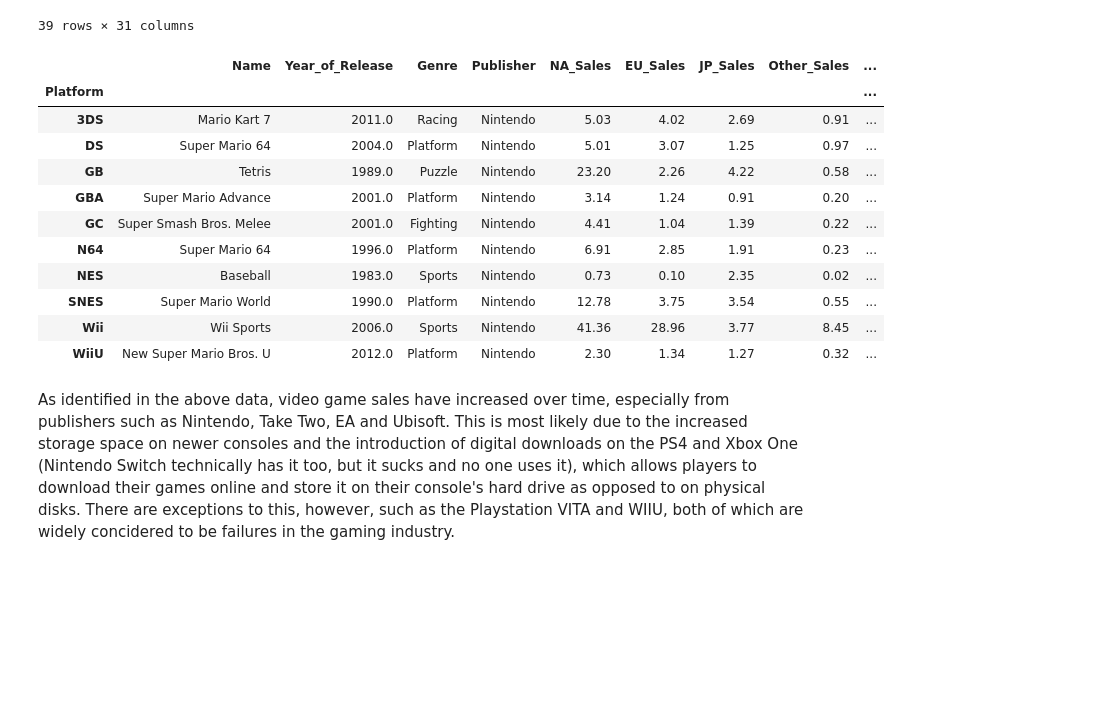
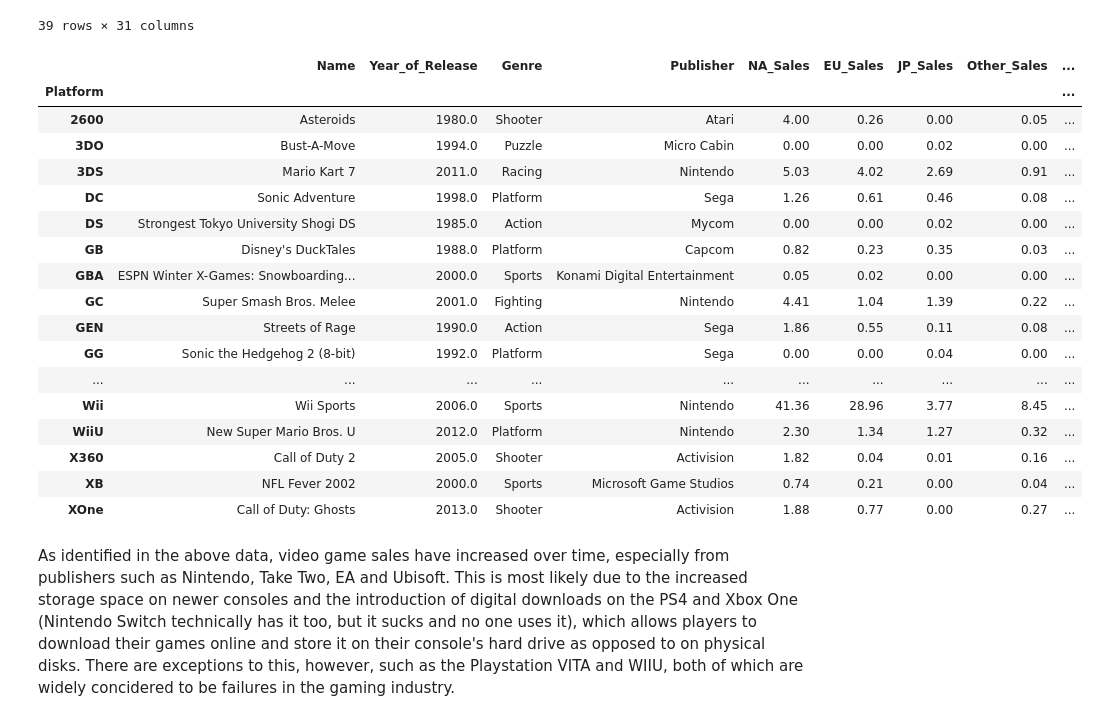
Before and after one commit to banananuggets21/cs103a-cpa01, a Jupyter notebook: cpa01.ipynb, the cells around one changed output. Cells and saved outputs as stored; diff of their text form; code cells hidden in the pictures; blank space fills up the shorter version.

Commit message:
fixed pivot table

```diff
--- a/cpa01.ipynb
+++ b/cpa01.ipynb
@@ -49,20 +62,26 @@ df
 | 2020.0 | NaN | NaN | NaN | NaN | 0.290000 | NaN | NaN | NaN | NaN | NaN | ... |
 39 rows × 31 columns
 # %%
-gk = df2.groupby('Platform')
+gk = df.groupby('Platform')
 gk.first()
 # %% [output]
 |  | Name | Year_of_Release | Genre | Publisher | NA_Sales | EU_Sales | JP_Sales | Other_Sales | ... |
 | Platform |  |  |  |  |  |  |  |  | ... |
+| 2600 | Asteroids | 1980.0 | Shooter | Atari | 4.00 | 0.26 | 0.00 | 0.05 | ... |
+| 3DO | Bust-A-Move | 1994.0 | Puzzle | Micro Cabin | 0.00 | 0.00 | 0.02 | 0.00 | ... |
 | 3DS | Mario Kart 7 | 2011.0 | Racing | Nintendo | 5.03 | 4.02 | 2.69 | 0.91 | ... |
-| DS | Super Mario 64 | 2004.0 | Platform | Nintendo | 5.01 | 3.07 | 1.25 | 0.97 | ... |
-| GB | Tetris | 1989.0 | Puzzle | Nintendo | 23.20 | 2.26 | 4.22 | 0.58 | ... |
-| GBA | Super Mario Advance | 2001.0 | Platform | Nintendo | 3.14 | 1.24 | 0.91 | 0.20 | ... |
+| DC | Sonic Adventure | 1998.0 | Platform | Sega | 1.26 | 0.61 | 0.46 | 0.08 | ... |
+| DS | Strongest Tokyo University Shogi DS | 1985.0 | Action | Mycom | 0.00 | 0.00 | 0.02 | 0.00 | ... |
+| GB | Disney's DuckTales | 1988.0 | Platform | Capcom | 0.82 | 0.23 | 0.35 | 0.03 | ... |
+| GBA | ESPN Winter X-Games: Snowboarding... | 2000.0 | Sports | Konami Digital Entertainment | 0.05 | 0.02 | 0.00 | 0.00 | ... |
 | GC | Super Smash Bros. Melee | 2001.0 | Fighting | Nintendo | 4.41 | 1.04 | 1.39 | 0.22 | ... |
-| N64 | Super Mario 64 | 1996.0 | Platform | Nintendo | 6.91 | 2.85 | 1.91 | 0.23 | ... |
-| NES | Baseball | 1983.0 | Sports | Nintendo | 0.73 | 0.10 | 2.35 | 0.02 | ... |
-| SNES | Super Mario World | 1990.0 | Platform | Nintendo | 12.78 | 3.75 | 3.54 | 0.55 | ... |
+| GEN | Streets of Rage | 1990.0 | Action | Sega | 1.86 | 0.55 | 0.11 | 0.08 | ... |
+| GG | Sonic the Hedgehog 2 (8-bit) | 1992.0 | Platform | Sega | 0.00 | 0.00 | 0.04 | 0.00 | ... |
+| ... | ... | ... | ... | ... | ... | ... | ... | ... | ... |
 | Wii | Wii Sports | 2006.0 | Sports | Nintendo | 41.36 | 28.96 | 3.77 | 8.45 | ... |
 | WiiU | New Super Mario Bros. U | 2012.0 | Platform | Nintendo | 2.30 | 1.34 | 1.27 | 0.32 | ... |
+| X360 | Call of Duty 2 | 2005.0 | Shooter | Activision | 1.82 | 0.04 | 0.01 | 0.16 | ... |
+| XB | NFL Fever 2002 | 2000.0 | Sports | Microsoft Game Studios | 0.74 | 0.21 | 0.00 | 0.04 | ... |
+| XOne | Call of Duty: Ghosts | 2013.0 | Shooter | Activision | 1.88 | 0.77 | 0.00 | 0.27 | ... |
 # %% [markdown]
 As identified in the above data, video game sales have increased over time, especially from publishers such as Nintendo, Take Two, EA and Ubisoft. This is most likely due to the increased storage space on newer consoles and the introduction of digital downloads on the PS4 and Xbox One (Nintendo Switch technically has it too, but it sucks and no one uses it), which allows players to download their games online and store it on their console's hard drive as opposed to on physical disks. There are exceptions to this, however, such as the Playstation VITA and WIIU, both of which are widely concidered to be failures in the gaming industry.
```
Also changed, not shown: parts of 3 cells of this notebook.
